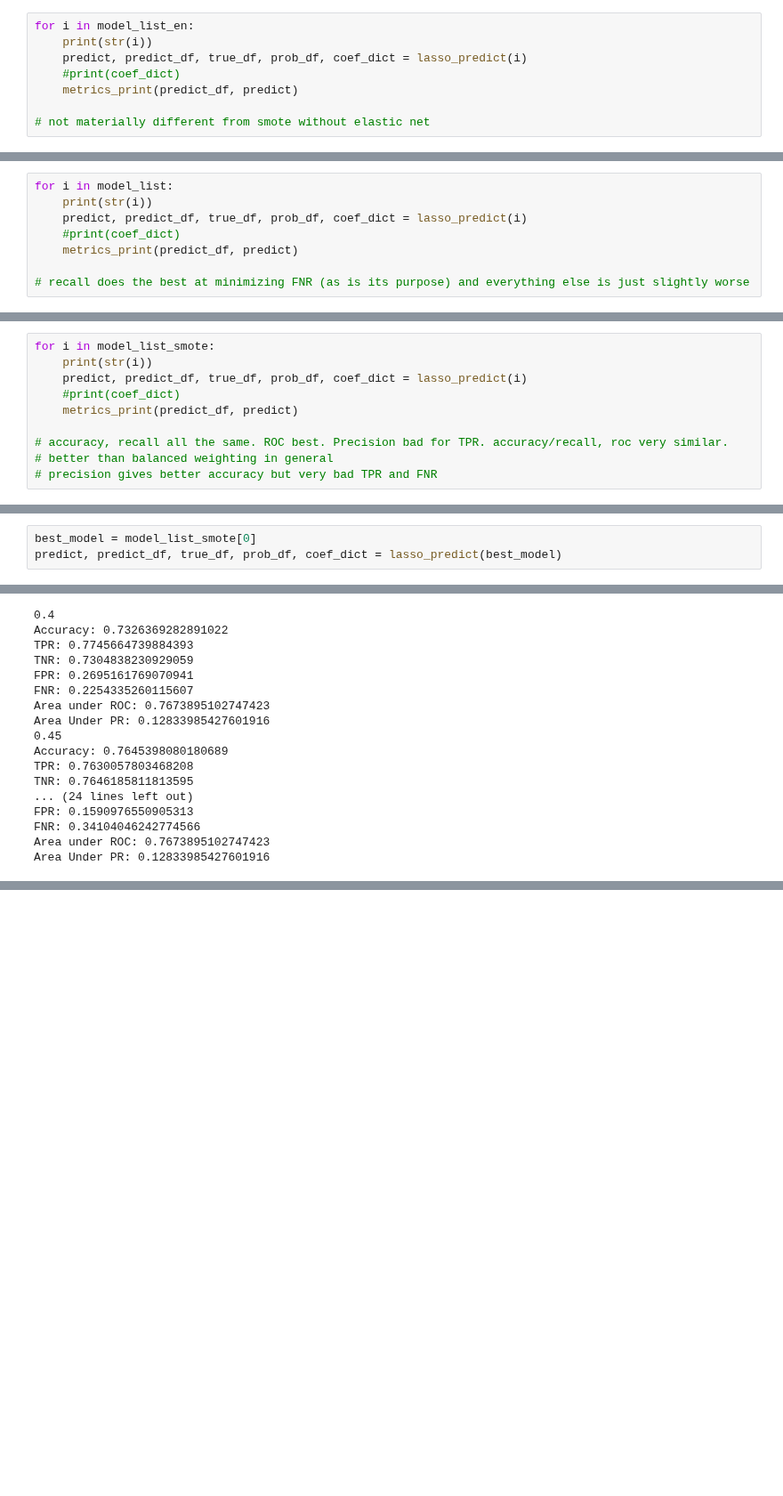
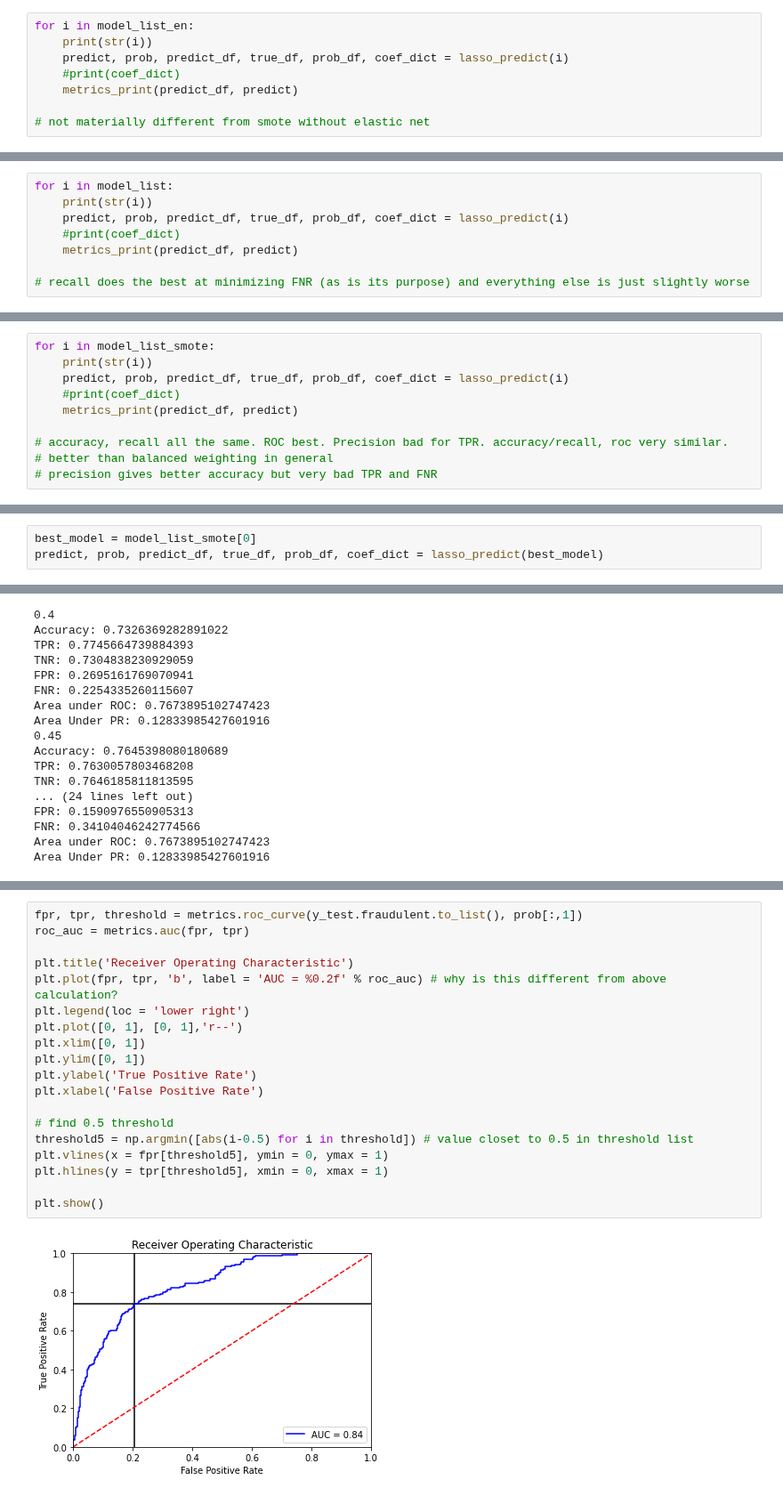
Before and after one commit to anuragkumar/fake-job-posting-prediction, a Jupyter notebook: fake_job_postings.ipynb, the cells around one changed output, grey strips where cells are left out. Shown at 89% size. Drawn from its saved outputs; the diff is of its cells as text; blank space fills up the shorter version.

Commit message:
ROC curve

```diff
--- a/fake_job_postings.ipynb
+++ b/fake_job_postings.ipynb
@@ -693,7 +689,7 @@ with open('lasso_list_scoring_smote_elasticnet.pkl', 'rb') as f:
 # %%
 for i in model_list_en:
     print(str(i))
-    predict, predict_df, true_df, prob_df, coef_dict = lasso_predict(i)
+    predict, prob, predict_df, true_df, prob_df, coef_dict = lasso_predict(i)
     #print(coef_dict)
     metrics_print(predict_df, predict)
 
@@ -719,7 +715,7 @@ Area Under PR: 0.12640698120213753
 # %%
 for i in model_list:
     print(str(i))
-    predict, predict_df, true_df, prob_df, coef_dict = lasso_predict(i)
+    predict, prob, predict_df, true_df, prob_df, coef_dict = lasso_predict(i)
     #print(coef_dict)
     metrics_print(predict_df, predict)
 
@@ -745,7 +741,7 @@ Area Under PR: 0.11985237682649093
 # %%
 for i in model_list_smote:
     print(str(i))
-    predict, predict_df, true_df, prob_df, coef_dict = lasso_predict(i)
+    predict, prob, predict_df, true_df, prob_df, coef_dict = lasso_predict(i)
     #print(coef_dict)
     metrics_print(predict_df, predict)
 
@@ -774,4 +770,4 @@ Area Under PR: 0.12640698120213753
 __Select Best Model__
 # %%
 best_model = model_list_smote[0]
-predict, predict_df, true_df, prob_df, coef_dict = lasso_predict(best_model)
+predict, prob, predict_df, true_df, prob_df, coef_dict = lasso_predict(best_model)
@@ -831,0 +837,21 @@ __Graph ROC Curve__
+# %%
+fpr, tpr, threshold = metrics.roc_curve(y_test.fraudulent.to_list(), prob[:,1])
+roc_auc = metrics.auc(fpr, tpr)
+
+plt.title('Receiver Operating Characteristic')
+plt.plot(fpr, tpr, 'b', label = 'AUC = %0.2f' % roc_auc) # why is this different from above calculation?
+plt.legend(loc = 'lower right')
+plt.plot([0, 1], [0, 1],'r--')
+plt.xlim([0, 1])
+plt.ylim([0, 1])
+plt.ylabel('True Positive Rate')
+plt.xlabel('False Positive Rate')
+
+# find 0.5 threshold
+threshold5 = np.argmin([abs(i-0.5) for i in threshold]) # value closet to 0.5 in threshold list
+plt.vlines(x = fpr[threshold5], ymin = 0, ymax = 1)
+plt.hlines(y = tpr[threshold5], xmin = 0, xmax = 1)
+
+plt.show()
+# %% [output]
+[figure, added]
```
Also changed, not shown: parts of 8 cells of this notebook.
